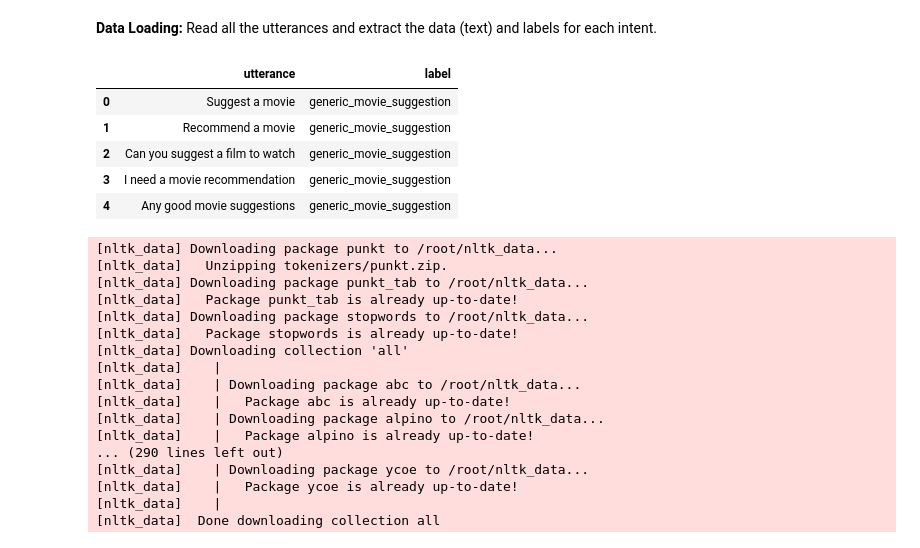
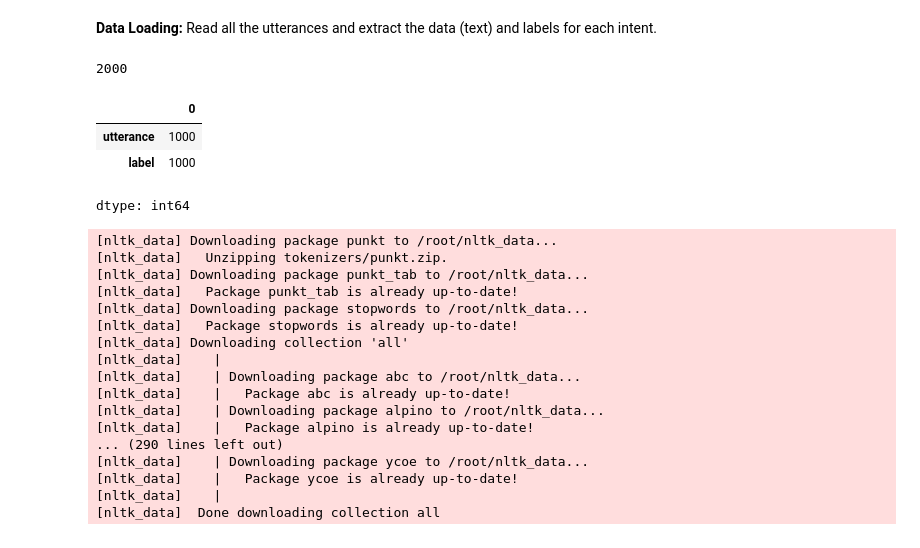
Before and after one commit to vikramvundyala/python_AI-ML, a Jupyter notebook: Chatbot_Hackathon_Movie_pred.ipynb, the cells around one changed output. Cells and saved outputs as stored; diff of their text form; code cells hidden in the pictures.

```diff
--- a/Chatbot_Hackathon_Movie_pred.ipynb
+++ b/Chatbot_Hackathon_Movie_pred.ipynb
@@ -311,13 +311,16 @@ To classify the intents based on user input, model must be trained on all the ut
 
 df_movies = pd.read_csv(path_utterances + '/get_movie_recommendation.dat')
 df_movies.head()
+df_movies.size
 # %% [output]
-|  | utterance | label |
-| 0 | Suggest a movie | generic_movie_suggestion |
-| 1 | Recommend a movie | generic_movie_suggestion |
-| 2 | Can you suggest a film to watch | generic_movie_suggestion |
-| 3 | I need a movie recommendation | generic_movie_suggestion |
-| 4 | Any good movie suggestions | generic_movie_suggestion |
+2000
+# %%
+df_movies.count()
+# %% [output]
+|  | 0 |
+| utterance | 1000 |
+| label | 1000 |
+dtype: int64
 # %%
 import nltk
 from nltk.tokenize import sent_tokenize,word_tokenize
```
Also changed, not shown: parts of 10 cells of this notebook.
